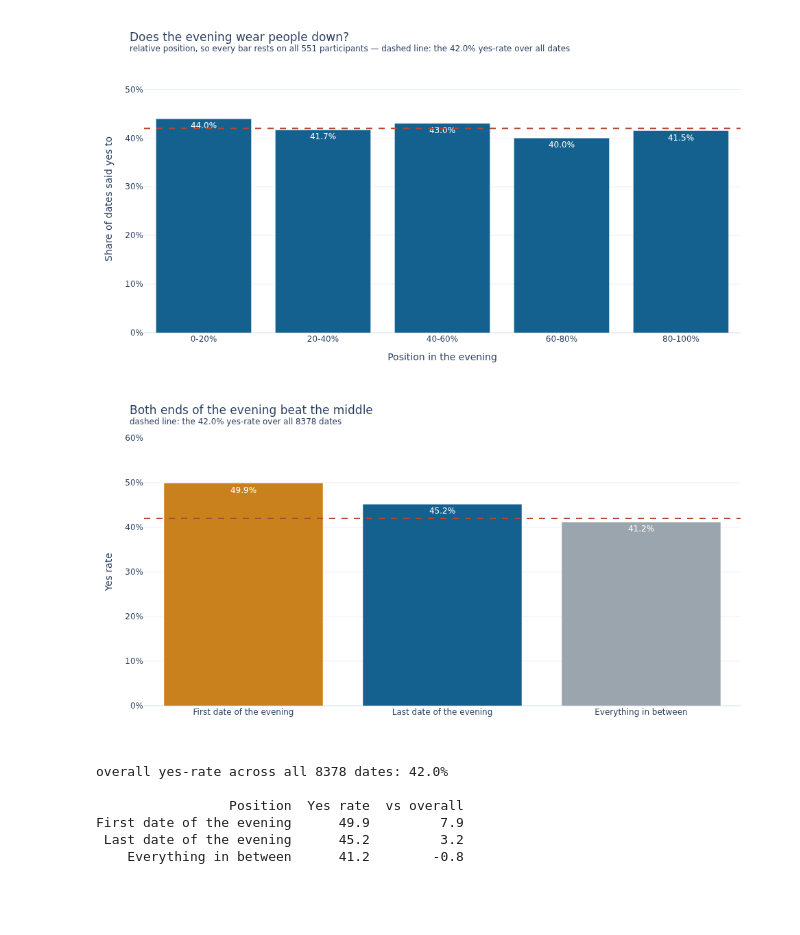
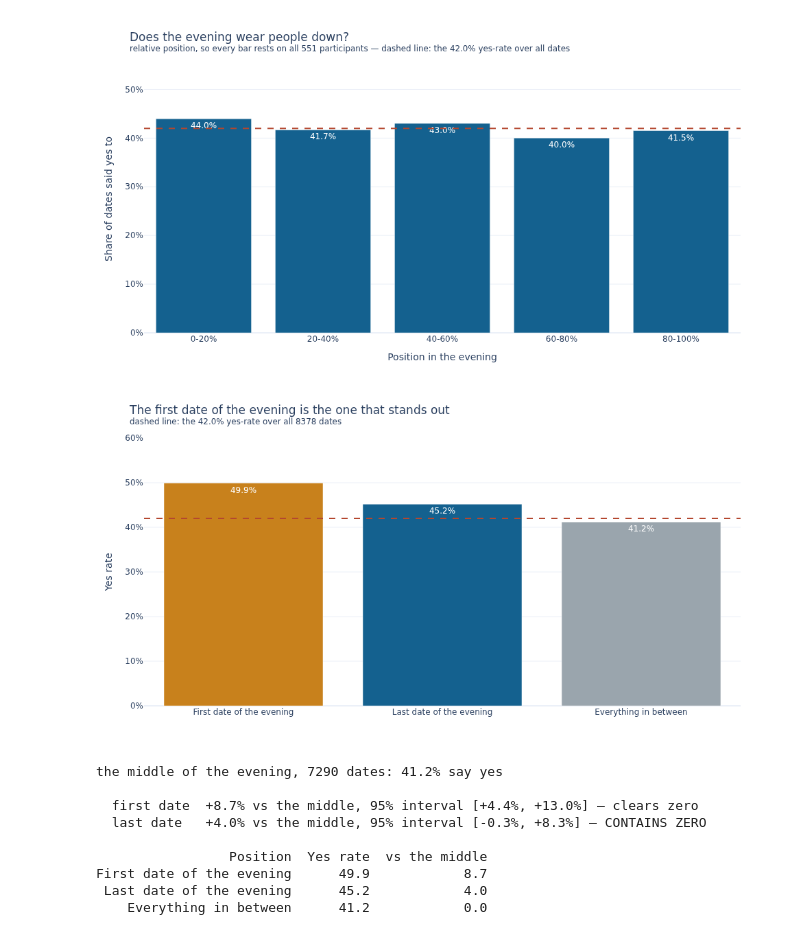
Before and after one commit to paezxavi/jedha_tinder_project, a Jupyter notebook: tinder_project.ipynb, the cells around one changed output. Saved outputs shown, nothing was run; the diff lists cells and outputs as text; code cells hidden in the pictures; blank space fills up the shorter version.

```diff
--- a/tinder_project.ipynb
+++ b/tinder_project.ipynb
@@ -942,13 +1247,19 @@ predictors = {
     'samerace': 'Same racial background<br>(fact, sign-up)',
 }
 
+# Each predictor is taken on everyone who answered it, and comes with a 95% interval: the two
+# pre-event facts are separated by 0.004, which means nothing until the width of the noise is
+# printed next to it.
 rows = []
 for col, label in predictors.items():
     sub = df.dropna(subset=[col, 'dec'])
+    r = sub[col].corr(sub['dec'])
+    low, high = ci_corr(r, len(sub))
     rows.append({'predictor': label,
-                 'correlation': sub[col].corr(sub['dec']),
+                 'correlation': r,
                  'when': 'During the event' if col == 'shar' else 'Before the event',
-                 'n': len(sub)})
+                 'n': len(sub),
+                 '95% interval': f'[{low:+.3f}, {high:+.3f}]'})
 strength = pd.DataFrame(rows)
 
 fig = px.bar(strength, x='predictor', y='correlation', color='when', text='correlation',
@@ -959,7 +1270,7 @@ fig.update_traces(texttemplate='%{text:.3f}', textposition='outside')
 fig.update_yaxes(range=[0, 0.45])
 show(fig, '4_3_interests_vs_race')
 
-print(strength[['predictor', 'correlation', 'n']].assign(
+print(strength[['predictor', 'correlation', '95% interval', 'n']].assign(
     predictor=lambda d: d['predictor'].str.replace('<br>', ' ').str.replace(r'</?b>', '', regex=True)
 ).round(3).to_string(index=False))
 # %% [output]
@@ -1217,45 +1546,57 @@ show(fig, '4_5_relative_position')
 # %%
 # The one comparison the wave-length problem does not affect: first against last, computed
 # within each participant. Both dates belong to the same person and the same evening.
 by_person = timed.sort_values(['iid', 'order']).groupby('iid')['dec']
 
 # These three numbers are three independent rates -- "out of the dates in this position, what
-# share got a yes" -- so they have no reason to add up to anything. Read on their own they mean
-# little; what makes them readable is the overall yes-rate they are compared against.
+# share got a yes" -- so they have no reason to add up to anything. Everything below is measured
+# against ONE baseline, the middle of the evening, because that is the question: do the ends beat
+# what lies between them? The overall yes-rate stays where it belongs, as the chart's dashed line.
+middle  = timed[(timed['order'] > 1) & (timed['order'] < timed['round'])]['dec']
 overall = timed['dec'].mean()
 
 first_last = pd.DataFrame({
     'Position': ['First date of the evening', 'Last date of the evening', 'Everything in between'],
-    'Yes rate': [by_person.first().mean(),
-                 by_person.last().mean(),
-                 timed[(timed['order'] > 1) & (timed['order'] < timed['round'])]['dec'].mean()],
+    'Yes rate': [by_person.first().mean(), by_person.last().mean(), middle.mean()],
 })
-first_last['vs overall'] = first_last['Yes rate'] - overall
+first_last['vs the middle'] = first_last['Yes rate'] - middle.mean()
 
 fig = px.bar(first_last, x='Position', y='Yes rate', color='Position', text='Yes rate',
              color_discrete_sequence=['#C8811C', '#14618F', '#9AA5AD'],
-             title='Both ends of the evening beat the middle'
+             title='The first date of the evening is the one that stands out'
                    f'<br><sup>dashed line: the {overall:.1%} yes-rate over all '
                    f'{len(timed)} dates</sup>')
 fig.update_traces(texttemplate='%{text:.1%}', textposition='inside',
                   insidetextanchor='end', textfont_color='white')
 fig.update_yaxes(tickformat='.0%', range=[0, 0.6])
 fig.add_hline(y=overall, line_dash='dash', line_color='#B4472F', line_width=2)
 fig.update_layout(showlegend=False, xaxis_title='')
 show(fig, '4_5_first_vs_last')
 
-print(f'overall yes-rate across all {len(timed)} dates: {overall:.1%}\n')
+# Each end against the middle, with an interval -- the two bars look alike on the chart and the
+# intervals are what say whether they are alike.
+print(f'the middle of the evening, {len(middle)} dates: {middle.mean():.1%} say yes\n')
+for label, series in [('first date', by_person.first()), ('last date', by_person.last())]:
+    low, high = ci_diff_rate(series, middle)
+    verdict = 'clears zero' if low > 0 else 'CONTAINS ZERO'
+    print(f'  {label:11s} {series.mean() - middle.mean():+.1%} vs the middle, '
+          f'95% interval [{low:+.1%}, {high:+.1%}] — {verdict}')
+
+print()
 print(first_last.assign(**{'Yes rate': lambda d: (d['Yes rate'] * 100).round(1),
-                           'vs overall': lambda d: (d['vs overall'] * 100).round(1)})
+                           'vs the middle': lambda d: (d['vs the middle'] * 100).round(1)})
       .to_string(index=False))
 # %% [output]
-[figure, old version]
+[figure, new version]
-overall yes-rate across all 8378 dates: 42.0%
+the middle of the evening, 7290 dates: 41.2% say yes
 
-                 Position  Yes rate  vs overall
-First date of the evening      49.9         7.9
- Last date of the evening      45.2         3.2
-    Everything in between      41.2        -0.8
+  first date  +8.7% vs the middle, 95% interval [+4.4%, +13.0%] — clears zero
+  last date   +4.0% vs the middle, 95% interval [-0.3%, +8.3%] — CONTAINS ZERO
+
+                 Position  Yes rate  vs the middle
+First date of the evening      49.9            8.7
+ Last date of the evening      45.2            4.0
+    Everything in between      41.2            0.0
 # %% [markdown]
 **Corrected, the fatigue curve disappears.** On relative position the yes-rate goes 44.0%, 41.7%,
 43.0%, 40.0%, 41.5% — a four-point spread with no trend. People are not gradually worn down by the
```
Also changed, not shown: parts of 56 cells of this notebook, 5 other files.
